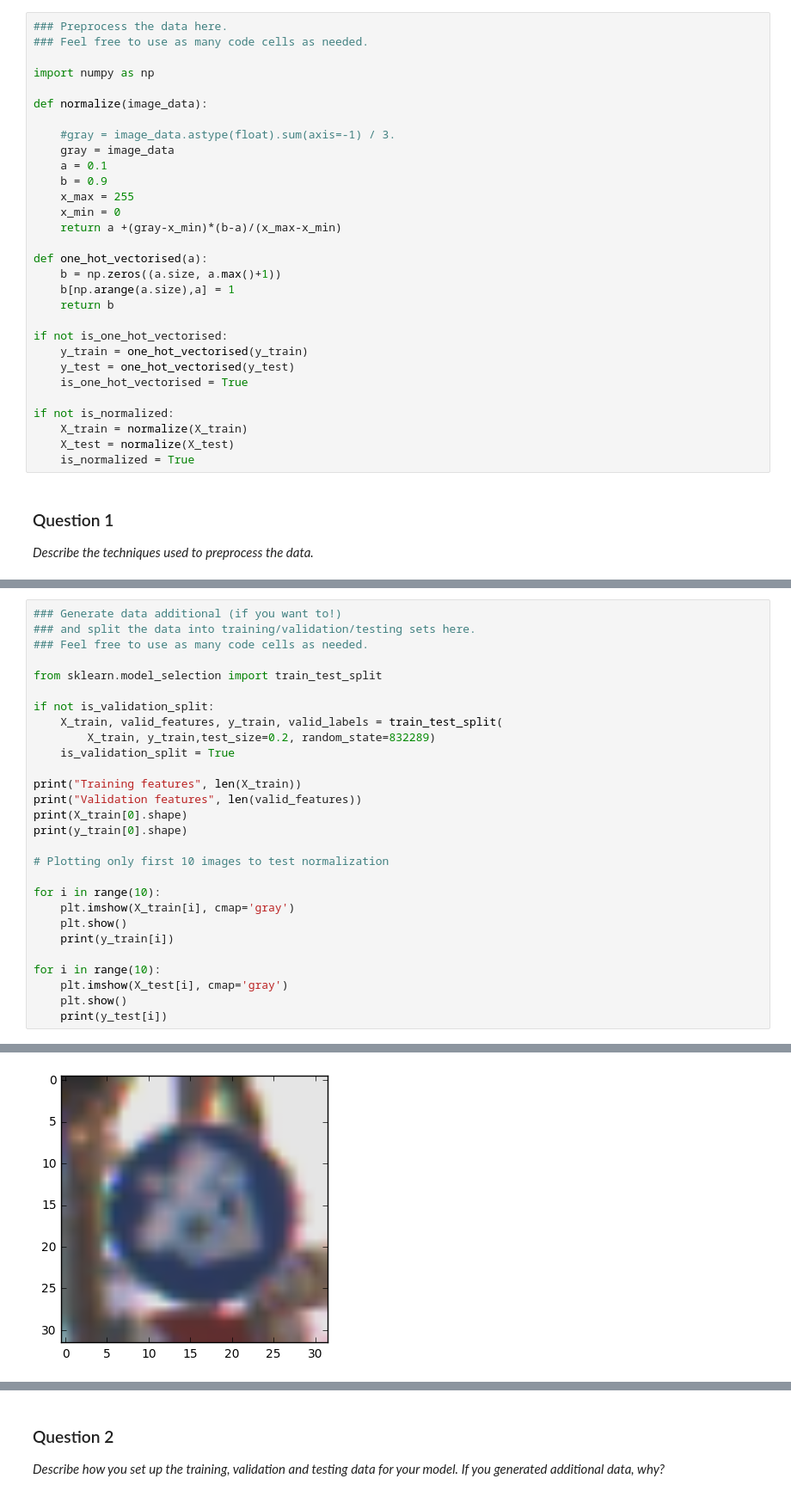
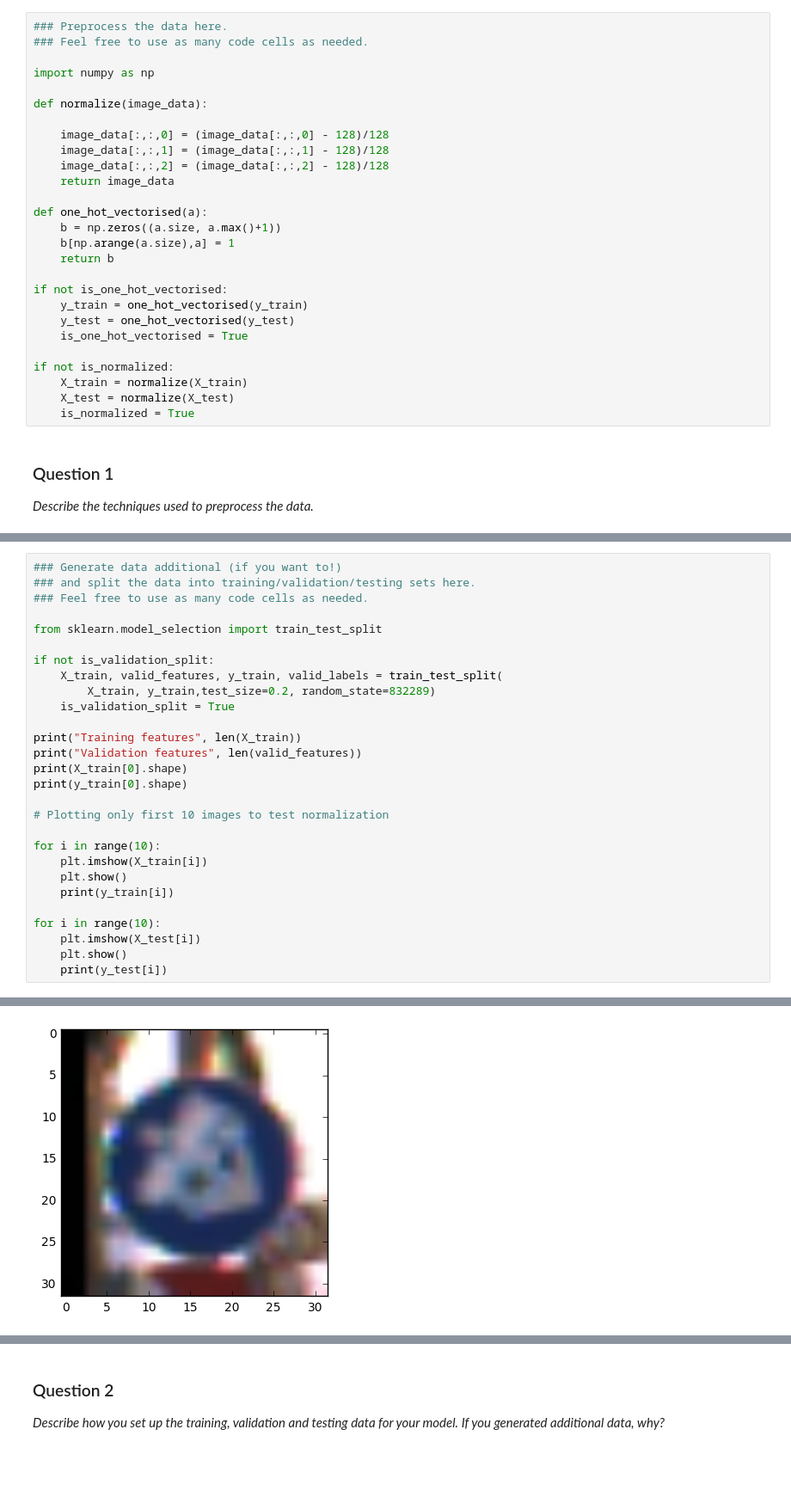
Before and after one commit to anupriyachhabra/traffic-signs, a Jupyter notebook: Traffic_Signs_Recognition.ipynb, the cells around one changed output, grey strips where cells are left out. Shown at 86% size. Cells and saved outputs as stored; diff of their text form; blank space fills up the shorter version.

```diff
--- a/Traffic_Signs_Recognition.ipynb
+++ b/Traffic_Signs_Recognition.ipynb
@@ -119,13 +119,10 @@ import numpy as np
 
 def normalize(image_data):
 
-    #gray = image_data.astype(float).sum(axis=-1) / 3.
-    gray = image_data
-    a = 0.1
-    b = 0.9
-    x_max = 255
-    x_min = 0
-    return a +(gray-x_min)*(b-a)/(x_max-x_min)
+    image_data[:,:,0] = (image_data[:,:,0] - 128)/128
+    image_data[:,:,1] = (image_data[:,:,1] - 128)/128
+    image_data[:,:,2] = (image_data[:,:,2] - 128)/128
+    return image_data
 
 def one_hot_vectorised(a):
     b = np.zeros((a.size, a.max()+1))
@@ -168,12 +165,12 @@ print(y_train[0].shape)
 # Plotting only first 10 images to test normalization
 
 for i in range(10):
-    plt.imshow(X_train[i], cmap='gray')
+    plt.imshow(X_train[i])
     plt.show()
     print(y_train[i])
 
 for i in range(10):
-    plt.imshow(X_test[i], cmap='gray')
+    plt.imshow(X_test[i])
     plt.show()
     print(y_test[i])
 # %% [output]
@@ -193,7 +190,7 @@ Validation features 7842
 [ 0.  0.  0.  0.  0.  0.  0.  0.  0.  0.  0.  0.  0.  0.  0.  0.  0.  0.
   0.  0.  0.  0.  0.  0.  0.  0.  0.  0.  0.  0.  1.  0.  0.  0.  0.  0.
   0.  0.  0.  0.  0.  0.  0.]
-[figure, old version]
+[figure, new version]
 [ 0.  0.  0.  0.  0.  0.  0.  0.  0.  0.  0.  0.  0.  0.  0.  0.  0.  0.
   0.  0.  0.  0.  0.  0.  0.  0.  0.  0.  0.  0.  0.  0.  0.  0.  0.  0.
   0.  0.  1.  0.  0.  0.  0.]
```
Also changed, not shown: parts of 3 cells of this notebook.
